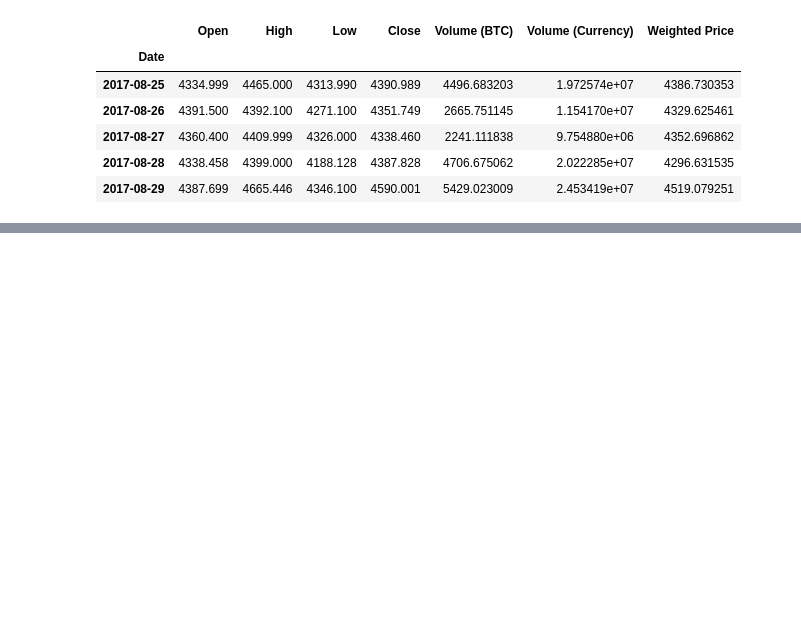
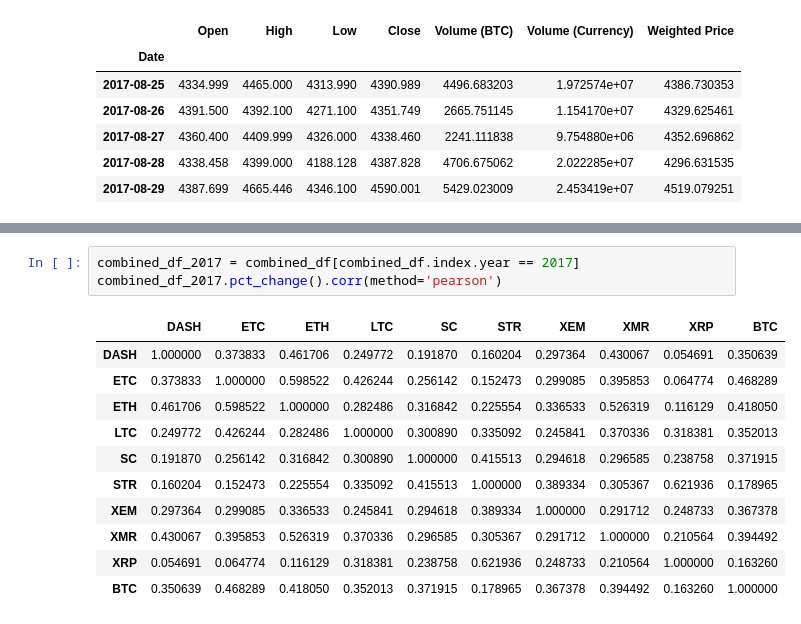
Before and after one commit to clintondiy/cryptocurrency-analysis, a Jupyter notebook: Cryptocurrency Analysis.ipynb, the cells around one changed output, grey strips where cells are left out. Saved outputs shown, nothing was run; the diff lists cells and outputs as text; blank space fills up the shorter version.

```diff
--- a/Cryptocurrency Analysis.ipynb
+++ b/Cryptocurrency Analysis.ipynb
@@ -52,0 +274,15 @@ py.iplot([btc_trace])
+# %%
+combined_df_2017 = combined_df[combined_df.index.year == 2017]
+combined_df_2017.pct_change().corr(method='pearson')
+# %% [output]
+|  | DASH | ETC | ETH | LTC | SC | STR | XEM | XMR | XRP | BTC |
+| DASH | 1.000000 | 0.373833 | 0.461706 | 0.249772 | 0.191870 | 0.160204 | 0.297364 | 0.430067 | 0.054691 | 0.350639 |
+| ETC | 0.373833 | 1.000000 | 0.598522 | 0.426244 | 0.256142 | 0.152473 | 0.299085 | 0.395853 | 0.064774 | 0.468289 |
+| ETH | 0.461706 | 0.598522 | 1.000000 | 0.282486 | 0.316842 | 0.225554 | 0.336533 | 0.526319 | 0.116129 | 0.418050 |
+| LTC | 0.249772 | 0.426244 | 0.282486 | 1.000000 | 0.300890 | 0.335092 | 0.245841 | 0.370336 | 0.318381 | 0.352013 |
+| SC | 0.191870 | 0.256142 | 0.316842 | 0.300890 | 1.000000 | 0.415513 | 0.294618 | 0.296585 | 0.238758 | 0.371915 |
+| STR | 0.160204 | 0.152473 | 0.225554 | 0.335092 | 0.415513 | 1.000000 | 0.389334 | 0.305367 | 0.621936 | 0.178965 |
+| XEM | 0.297364 | 0.299085 | 0.336533 | 0.245841 | 0.294618 | 0.389334 | 1.000000 | 0.291712 | 0.248733 | 0.367378 |
+| XMR | 0.430067 | 0.395853 | 0.526319 | 0.370336 | 0.296585 | 0.305367 | 0.291712 | 1.000000 | 0.210564 | 0.394492 |
+| XRP | 0.054691 | 0.064774 | 0.116129 | 0.318381 | 0.238758 | 0.621936 | 0.248733 | 0.210564 | 1.000000 | 0.163260 |
+| BTC | 0.350639 | 0.468289 | 0.418050 | 0.352013 | 0.371915 | 0.178965 | 0.367378 | 0.394492 | 0.163260 | 1.000000 |
```
Also changed, not shown: parts of 21 cells of this notebook, 12 other files.
